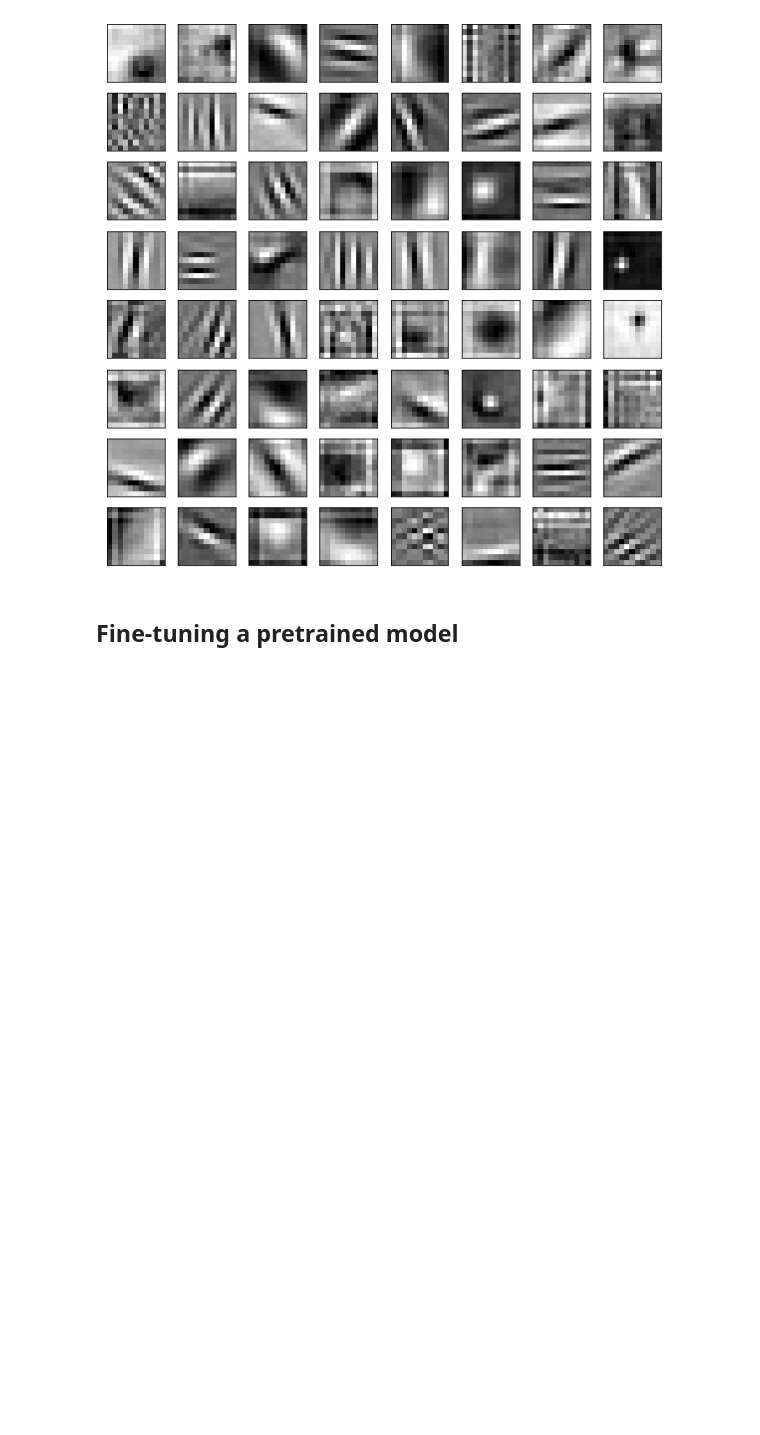
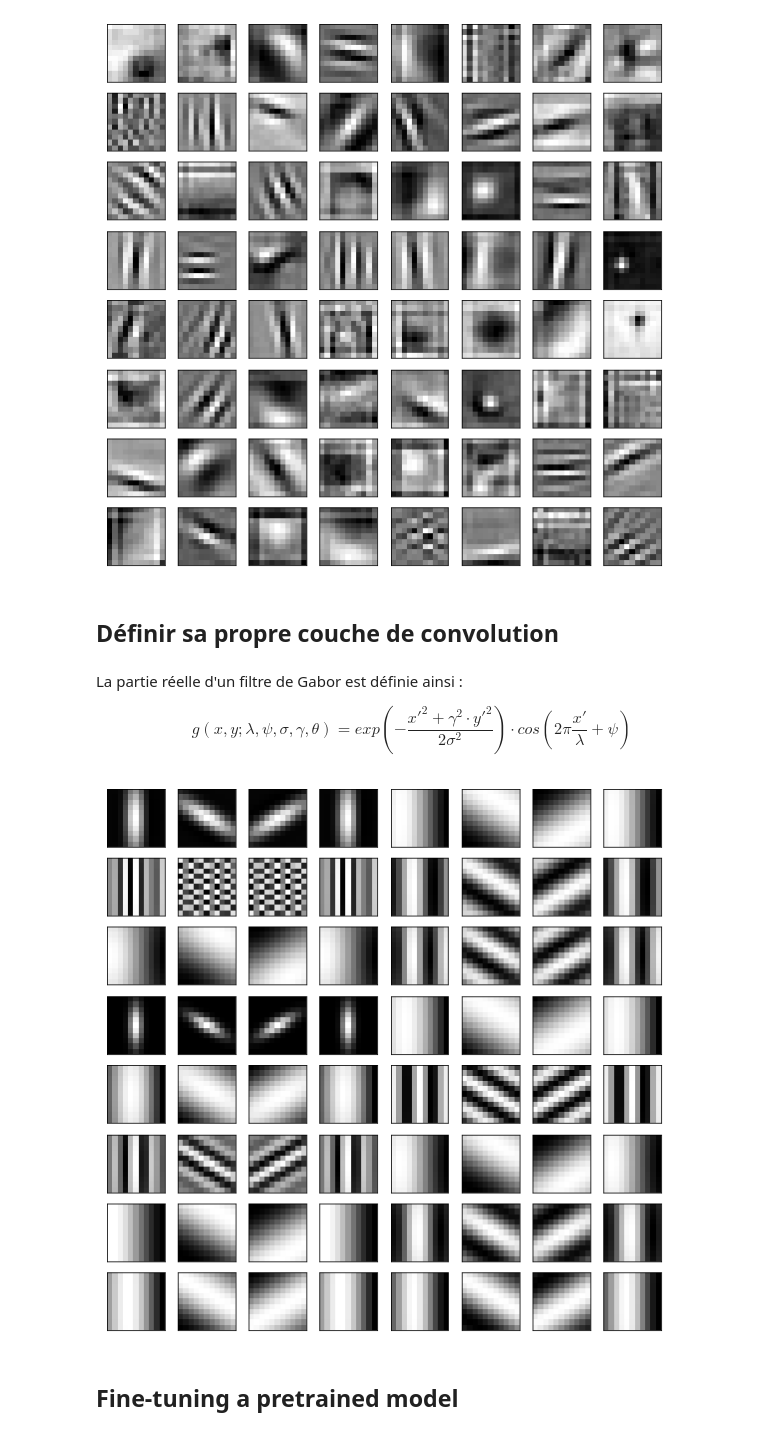
Before and after one commit to Romain3Ch216/formation_pytorch_omp, a Jupyter notebook: partie_1.ipynb, the cells around one changed output. Saved outputs shown, nothing was run; the diff lists cells and outputs as text; code cells hidden in the pictures; blank space fills up the shorter version.

```diff
--- a/partie_1.ipynb
+++ b/partie_1.ipynb
@@ -53,0 +112,2 @@ torch.Size([64, 11, 11])
+# %%
+model.features[4].inplace
@@ -63,3 +141,9 @@ for i in range(8):
 plt.show()
 # %% [output]
 [figure]
+# %% [markdown]
+## Définir sa propre couche de convolution
+# %% [markdown]
+La partie réelle d'un filtre de Gabor est définie ainsi :
+
+$$g(x,y; \lambda, \psi, \sigma, \gamma, \theta) = exp(-\frac{x'^2 + \gamma^2 \cdot y'^2}{2\sigma^2}) \cdot cos(2\pi \frac{x'}{\lambda} + \psi)$$
@@ -66,3 +208,18 @@ plt.show()
+# %%
+gb = GaborFilters(3, 64, 11)
+kernels = gb.weight.detach()
+
+fig, ax = plt.subplots(8,8, figsize=(10,10))
+k = 0
+for i in range(8):
+    for j in range(8):
+        ax[i,j].imshow(kernels[k,0,:,:], cmap='gray')
+        ax[i,j].set_xticks([])
+        ax[i,j].set_yticks([])
+        k += 1
+plt.show()
+# %% [output]
+[figure, added]
 # %% [markdown]
 ## Fine-tuning a pretrained model
 # %%
```
Also changed, not shown: parts of 43 cells of this notebook, 1 other file.
